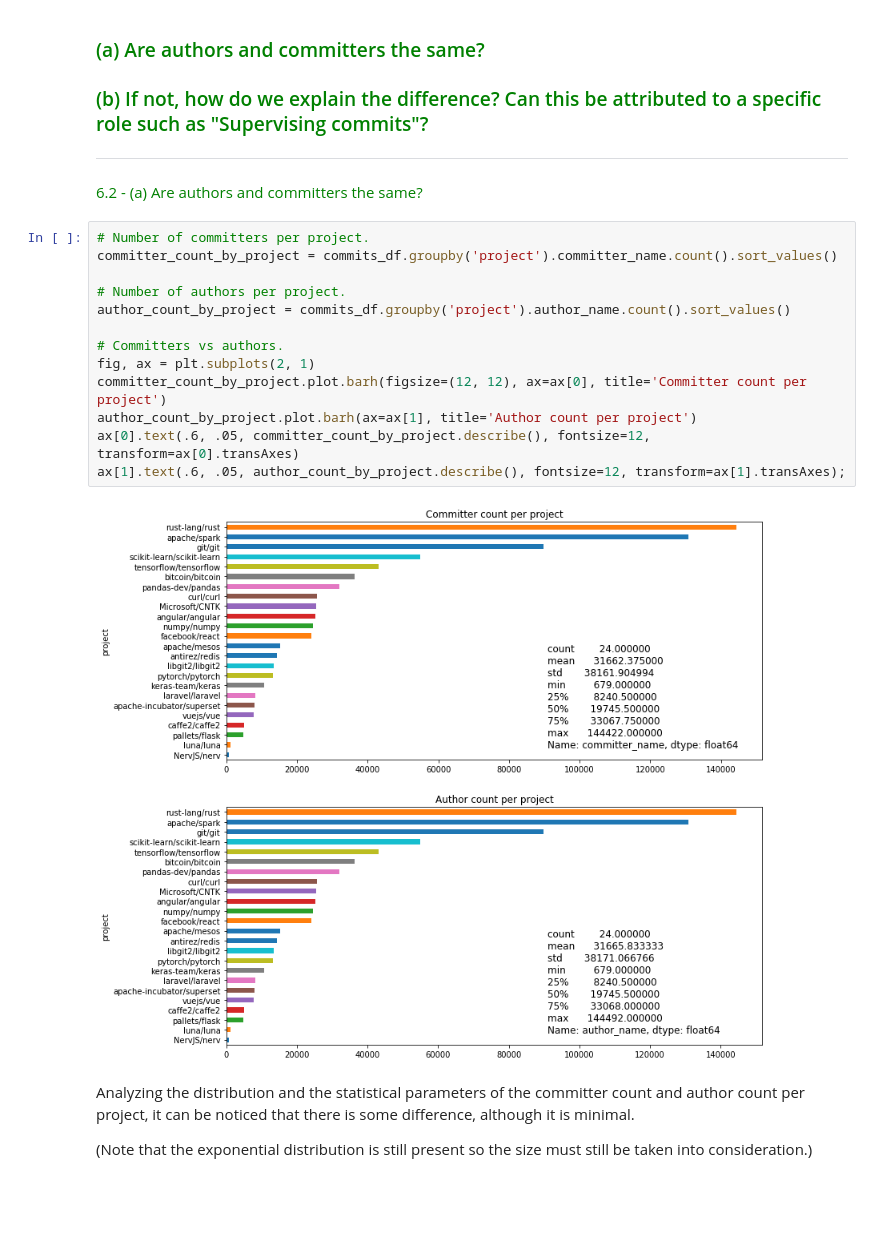
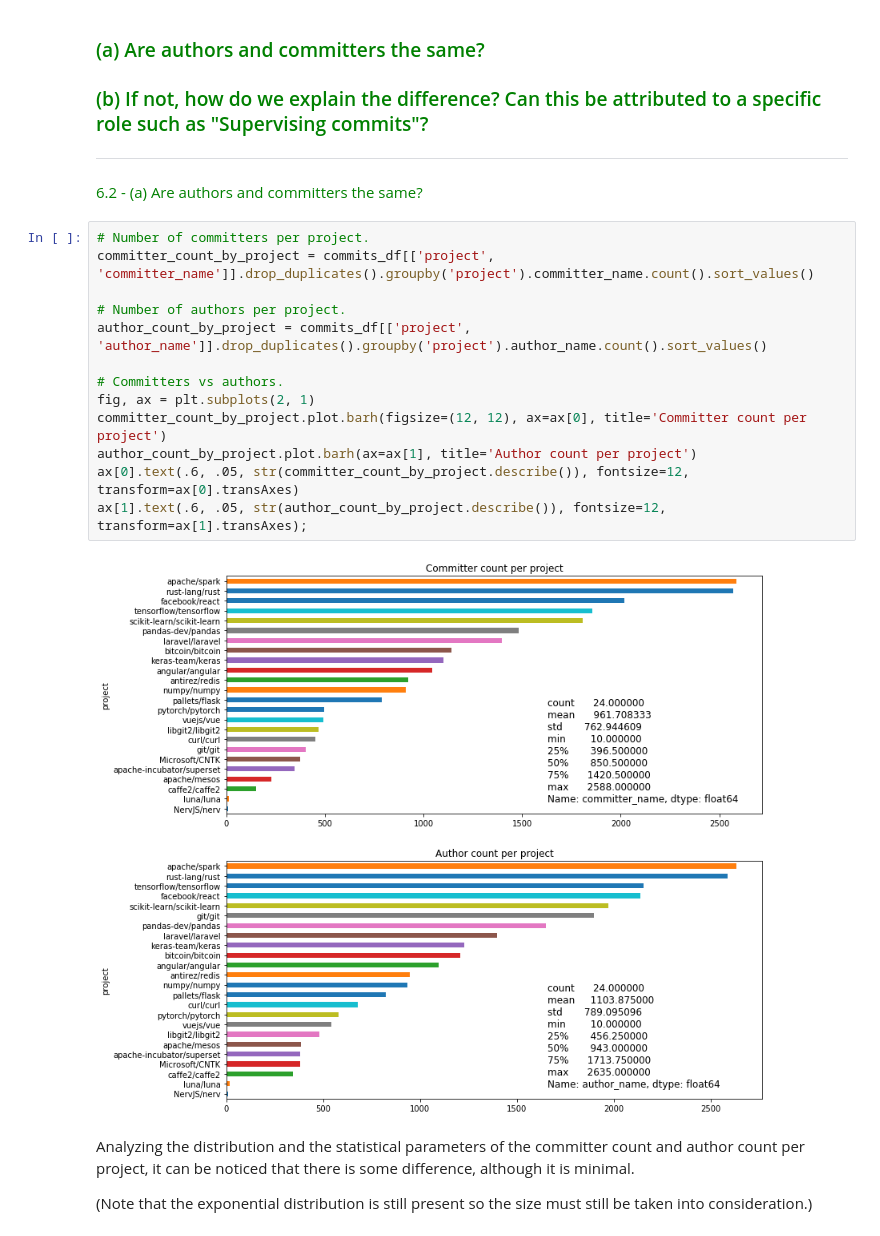
Before and after one commit to GermainZ/AppliedDataAnalysisProject, a Jupyter notebook: data_pipeline.ipynb, the cells around one changed output. Drawn from its saved outputs; the diff is of its cells as text; blank space fills up the shorter version.

```diff
--- a/data_pipeline.ipynb
+++ b/data_pipeline.ipynb
@@ -897,19 +892,19 @@ The above graph represents the number of commits per project. It can be noted th
 <span style="color:green">6.2 - (a) Are authors and committers the same?</span>
 # %%
 # Number of committers per project.
-committer_count_by_project = commits_df.groupby('project').committer_name.count().sort_values()
+committer_count_by_project = commits_df[['project', 'committer_name']].drop_duplicates().groupby('project').committer_name.count().sort_values()
 
 # Number of authors per project.
-author_count_by_project = commits_df.groupby('project').author_name.count().sort_values()
+author_count_by_project = commits_df[['project', 'author_name']].drop_duplicates().groupby('project').author_name.count().sort_values()
 
 # Committers vs authors.
 fig, ax = plt.subplots(2, 1)
 committer_count_by_project.plot.barh(figsize=(12, 12), ax=ax[0], title='Committer count per project')
 author_count_by_project.plot.barh(ax=ax[1], title='Author count per project')
-ax[0].text(.6, .05, committer_count_by_project.describe(), fontsize=12, transform=ax[0].transAxes)
-ax[1].text(.6, .05, author_count_by_project.describe(), fontsize=12, transform=ax[1].transAxes);
+ax[0].text(.6, .05, str(committer_count_by_project.describe()), fontsize=12, transform=ax[0].transAxes)
+ax[1].text(.6, .05, str(author_count_by_project.describe()), fontsize=12, transform=ax[1].transAxes);
 # %% [output]
-[figure, old version]
+[figure, new version]
 # %% [markdown]
 Analyzing the distribution and the statistical parameters of the committer count and author count per project, it can be noticed that there is some difference, although it is minimal.
 
```
Also changed, not shown: parts of 44 cells of this notebook.
